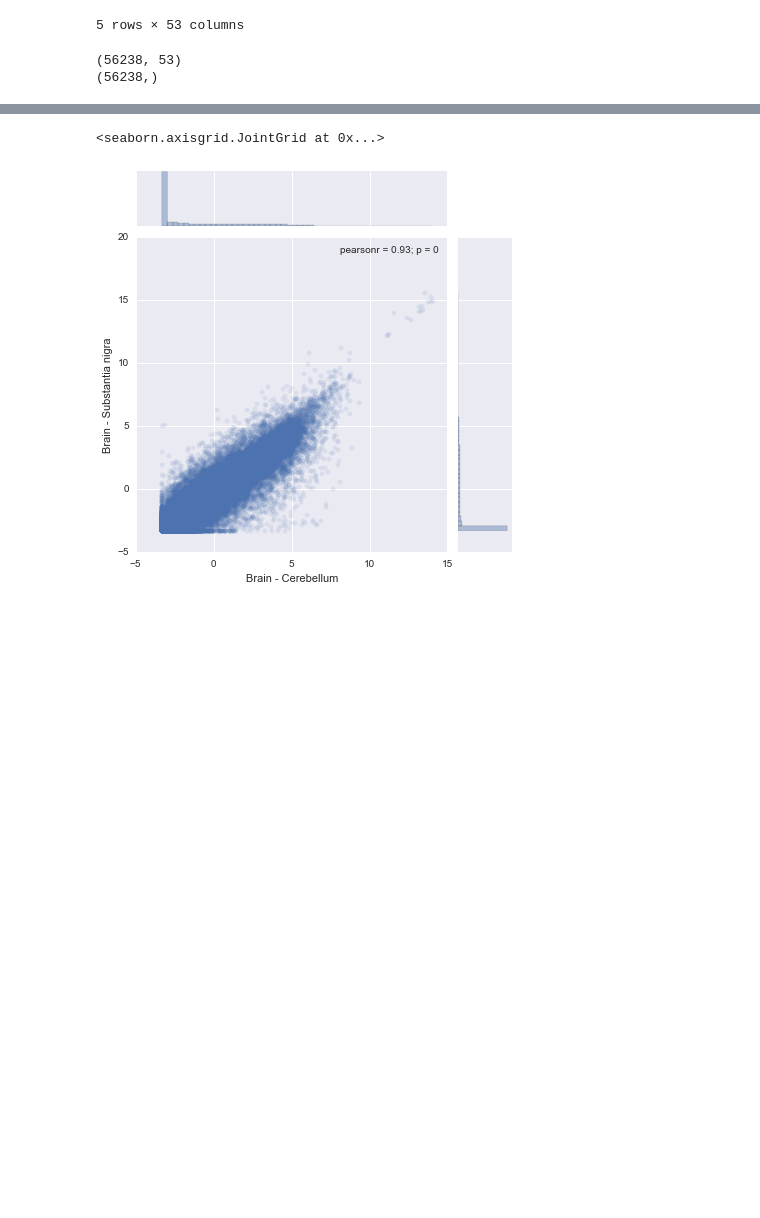
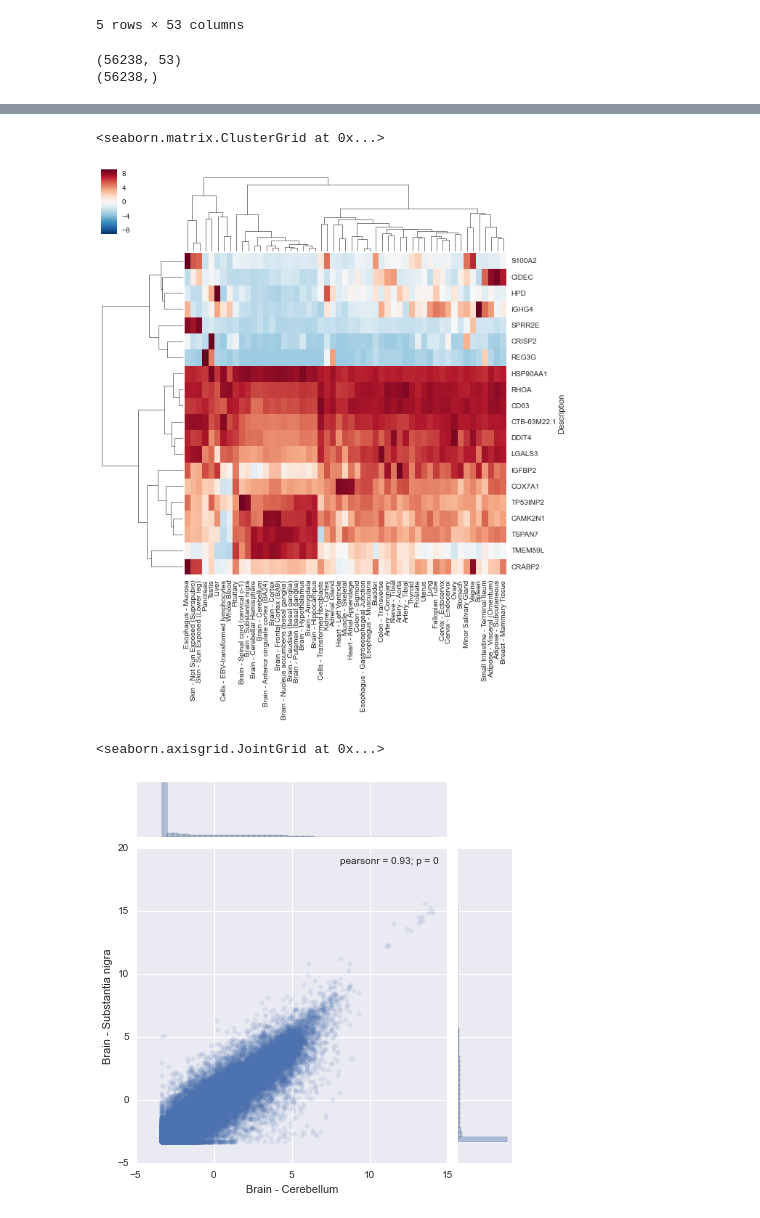
Before and after one commit to dcmb-courses/bioinf606-2019, a Jupyter notebook: class-material/day2_visualization_with_seaborn.ipynb, the cells around one changed output, grey strips where cells are left out. Saved outputs shown, nothing was run; the diff lists cells and outputs as text; code cells hidden in the pictures; blank space fills up the shorter version.

```diff
--- a/class-material/day2_visualization_with_seaborn.ipynb
+++ b/class-material/day2_visualization_with_seaborn.ipynb
@@ -77,3 +148,8 @@ sns.clustermap(vals_most_var_log)
+# %%
+sns.clustermap(vals_most_var_log[:20])
+# %% [output]
+<seaborn.matrix.ClusterGrid at 0x...>
+[figure, added]
 # %%
 sns.jointplot('Brain - Cerebellum','Brain - Substantia nigra', data=np.log2(vals),alpha=0.1)
 # %% [output]
```
Also changed, not shown: parts of 9 cells of this notebook, 4 other files.
